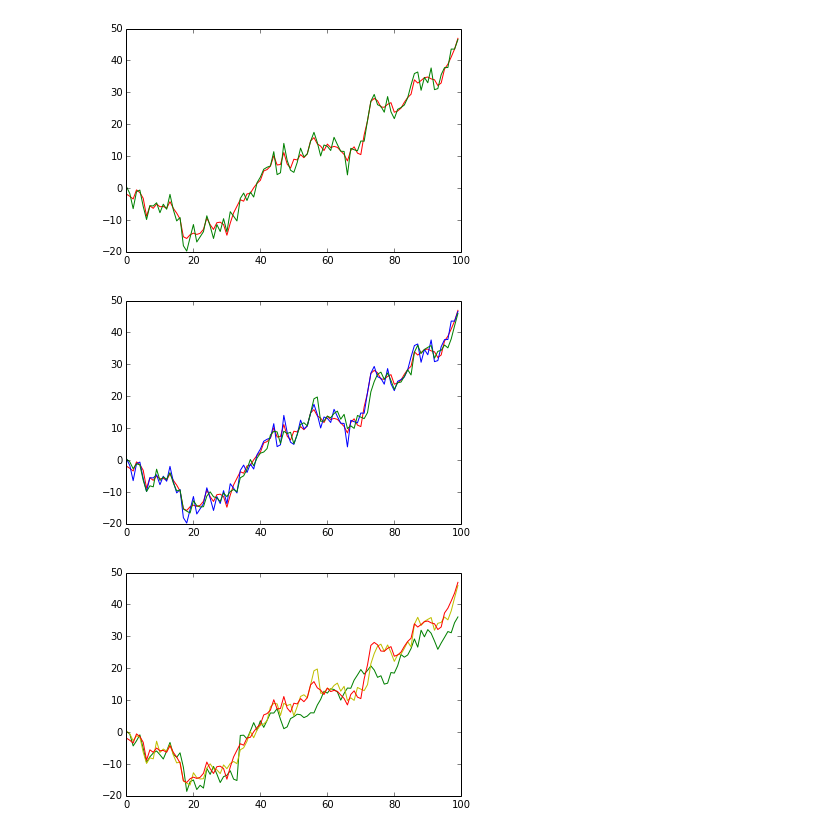
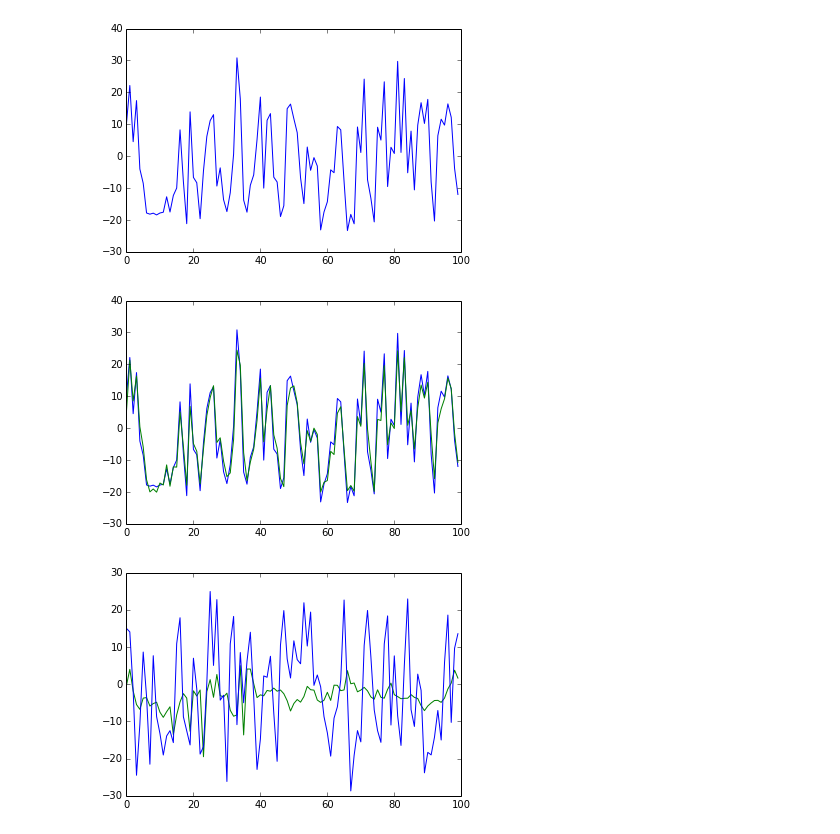
Before and after one commit to Ma-sa-ue/practice, a Jupyter notebook: machine learning(python)/particle_filter.ipynb, the cells around one changed output. Cells and saved outputs as stored; diff of their text form; code cells hidden in the pictures.

```diff
--- a/machine learning(python)/particle_filter.ipynb
+++ b/machine learning(python)/particle_filter.ipynb
@@ -13,23 +13,27 @@ x_list =[]
 y_list = []
 nnn = 100
 sigma_v = 2.0
-sigma_w = 2.0
-x ,y = 0.0,0.0
+sigma_w = 1.0
+x = np.random.normal(1.0)
+
+
+def our_model(x):
+    return x*0.1+ x/(1+x*x)*40.0+np.cos(1.2*x)*15.0
+
 for i in range(nnn):
-    x = x + np.random.normal(0.0,sigma_v)
+    x = x*0.1+ x/(1+x*x)*40.0+np.cos(1.2*x)*15.0+np.random.normal(0.0,sigma_v)
     y = x + np.random.normal(0.0,sigma_w)
     x_list.append(x)
     y_list.append(y)
 
 #### plot
-plt.plot(x_list,c="r")
-plt.plot(y_list)
+plt.plot(x_list)
 plt.show()
 # %% [output]
-[figure, old version]
+[figure, new version]
 # %%
-sample_matrix = [np.zeros(200)]
-weight_matrix = [np.array([1.0/200 for i in range(200)])]
+sample_matrix = [np.zeros(20)]
+weight_matrix = [np.array([1.0/20 for i in range(20)])]
 pred_x = []
 
 sigma_k = sigma_v*sigma_w*1.0/lina.norm([sigma_v,sigma_w])
@@ -53,28 +57,29 @@ for iii in range(nnn):
     #### prediction
     pred_x.append(np.dot(new_weight,new_xxx))
 
-plt.plot(x_list,c="r")
-plt.plot(y_list,c="b")
+###plt.plot(x_list,c="r")
+plt.plot(x_list,c="b")
 plt.plot(pred_x,c="g")
 plt.show()
 # %% [output]
-[figure, old version]
+[figure, new version]
 # %%
-###
-sample_matrix = [np.zeros(200)]
-weight_matrix = [np.array([1.0/200 for i in range(200)])]
+### SIR(not resampling)
+
+sample_matrix = [np.zeros(20)]
+weight_matrix = [np.array([1.0/20 for i in range(20)])]
 pred_x2=[]
 for iii in range(nnn):
     new_xxx = [np.random.normal(i,sigma_v) for i in sample_matrix[-1]]
     num1 = [ st.norm.pdf(y_list[iii],i,sigma_w) for i in sample_matrix[-1]]
     new_weight = weight_matrix[-1]*num1
     new_weight = new_weight*1.0/np.sum(new_weight)
     weight_matrix.append(new_weight)
     sample_matrix.append(new_xxx)
     pred_x2.append(np.dot(new_weight,new_xxx))
 plt.plot(pred_x2,c="g")
-plt.plot(pred_x,c="y")
-plt.plot(x_list,c="r")
+####plt.plot(pred_x,c="y")
+plt.plot(x_list,c="b")
 plt.show()
 # %% [output]
-[figure, old version]
+[figure, new version]
```
